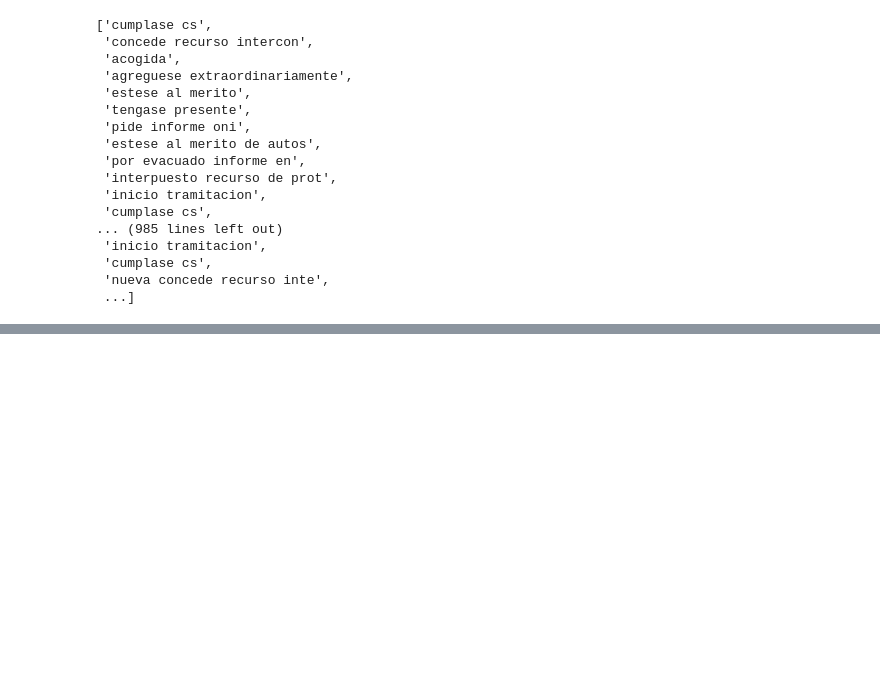
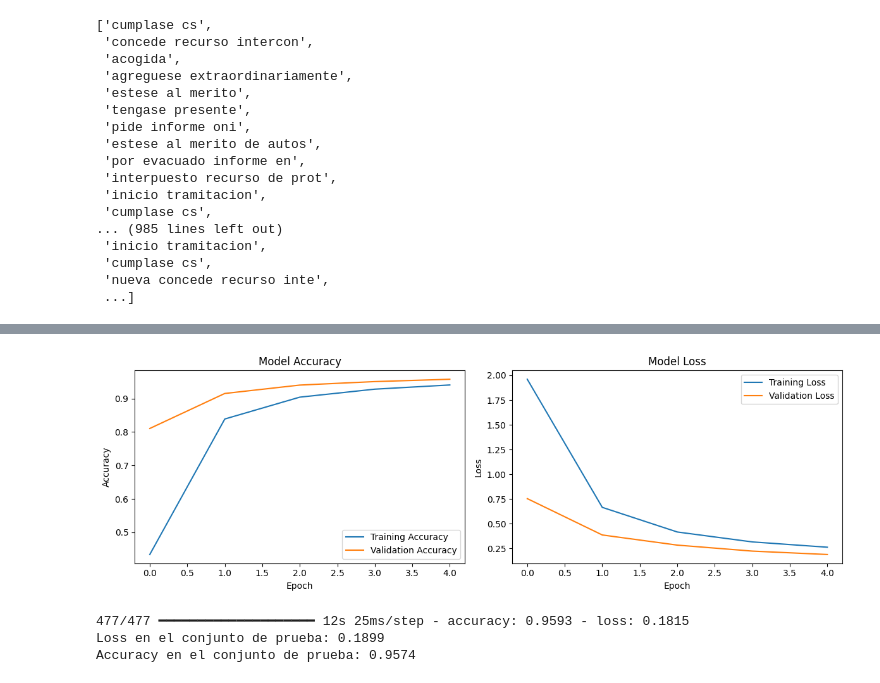
Before and after one commit to LLAES07/nlp, a Jupyter notebook: NLP_CODE.ipynb, the cells around one changed output, grey strips where cells are left out. Cells and saved outputs as stored; diff of their text form; code cells hidden in the pictures; blank space fills up the shorter version.

Commit message:
Generando la tokenización y modelos

```diff
--- a/NLP_CODE.ipynb
+++ b/NLP_CODE.ipynb
@@ -122,7 +116,7 @@ def cleaning_data(text):
 
     return text_cleaned
 # %%
-clean_data = [cleaning_data(t) for t in data_]
+clean_data = [cleaning_data(t) for t in sentences]
 # %%
 clean_data
 # %% [output]
@@ -145,0 +178,2 @@ clean_data
+# %%
+tokenizer.fit_on_texts([doc.text for doc in words_lema])
@@ -145,0 +198,4 @@ clean_data
+# %%
+padded_sequences = pad_sequences(sequences, maxlen=max_sequence_len, padding='pre')
+
+X_train, X_test, y_train, y_test = train_test_split(padded_sequences, y_categorical, test_size=0.3, random_state=42)
@@ -145,0 +266,13 @@ clean_data
+# %%
+
+
+# Compilación del modelo con class_weights
+model.compile(optimizer=optimizer,
+              loss='categorical_crossentropy',
+              metrics=['accuracy'])
+
+# Entrenamiento con class_weights
+history = model.fit(X_train, y_train,
+                    validation_data=(X_test, y_test),
+                    epochs=5, batch_size=32,
+                    callbacks=[early_stopping, reduce_lr])
@@ -145,0 +290,37 @@ clean_data
+# %%
+import matplotlib.pyplot as plt
+
+# Graficar la precisión
+plt.figure(figsize=(12, 4))
+plt.subplot(1, 2, 1)
+plt.plot(history.history['accuracy'], label='Training Accuracy')
+plt.plot(history.history['val_accuracy'], label='Validation Accuracy')
+plt.title('Model Accuracy')
+plt.xlabel('Epoch')
+plt.ylabel('Accuracy')
+plt.legend()
+
+# Graficar la pérdida
+plt.subplot(1, 2, 2)
+plt.plot(history.history['loss'], label='Training Loss')
+plt.plot(history.history['val_loss'], label='Validation Loss')
+plt.title('Model Loss')
+plt.xlabel('Epoch')
+plt.ylabel('Loss')
+plt.legend()
+
+plt.tight_layout()
+plt.show()
+# %% [output]
+[figure, added]
+# %%
+# Evaluar el modelo en el conjunto de prueba
+test_loss, test_accuracy = model.evaluate(X_test, y_test, verbose=1)
+
+# Imprimir las métricas obtenidas
+print(f"Loss en el conjunto de prueba: {test_loss:.4f}")
+print(f"Accuracy en el conjunto de prueba: {test_accuracy:.4f}")
+# %% [output]
+477/477 ━━━━━━━━━━━━━━━━━━━━ 12s 25ms/step - accuracy: 0.9593 - loss: 0.1815
+Loss en el conjunto de prueba: 0.1899
+Accuracy en el conjunto de prueba: 0.9574
```
Also changed, not shown: parts of 24 cells of this notebook.
